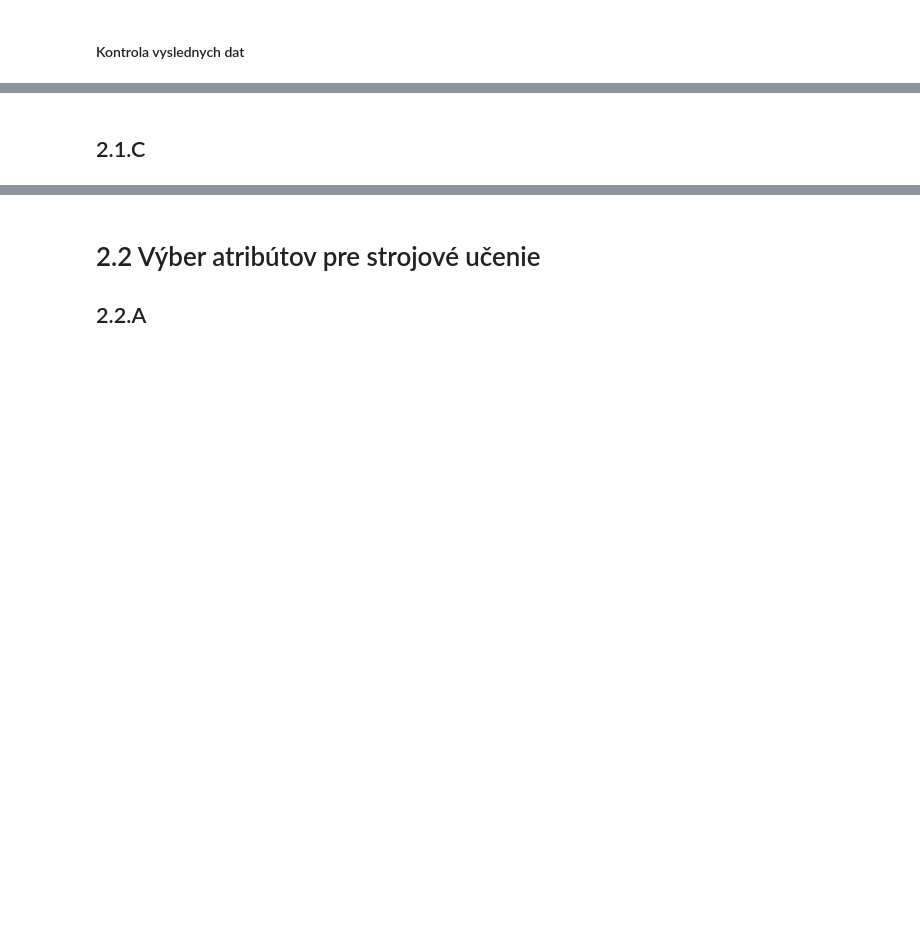
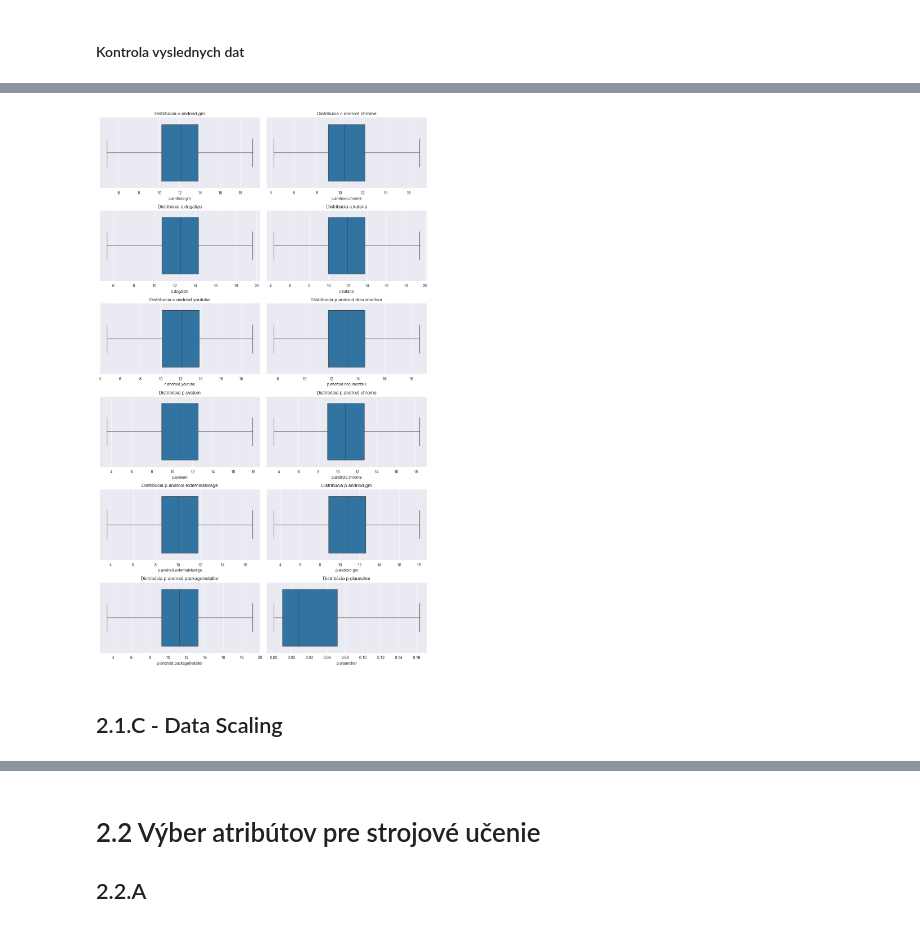
Before and after one commit to RikoAppDev/iau-course-assignments, a Jupyter notebook: zadanie-faza2.ipynb, the cells around one changed output, grey strips where cells are left out. Drawn from its saved outputs; the diff is of its cells as text; code cells hidden in the pictures; blank space fills up the shorter version.

Commit message:
tranformacie a scaling 2.1 done

```diff
--- a/zadanie-faza2.ipynb
+++ b/zadanie-faza2.ipynb
@@ -279,2 +289,19 @@ max        1.000000         16.952447     19.616710     19.426818
+# %%
+# Získanie počtu stĺpcov, ktoré chceme vizualizovať
+num_columns = len(train_data.drop('mwra', axis=1).columns)
+
+# Dynamické nastavenie počtu riadkov a stĺpcov pre mriežku grafov
+cols = 2
+rows = np.ceil(num_columns / cols).astype(int)  # zaokrúhlenie nahor
+
+plt.figure(figsize=(12, 20))
+for i, column in enumerate(train_data.drop('mwra', axis=1).columns):
+    plt.subplot(rows, cols, i + 1)
+    sns.boxplot(data=train_data, x=column)
+    plt.title(f'Distribúcia {column}')
+plt.tight_layout()
+plt.show()
+# %% [output]
+[figure, added]
 # %% [markdown]
-## 2.1.C
+## 2.1.C - Data Scaling
```
Also changed, not shown: parts of 36 cells of this notebook, 2 other files.
